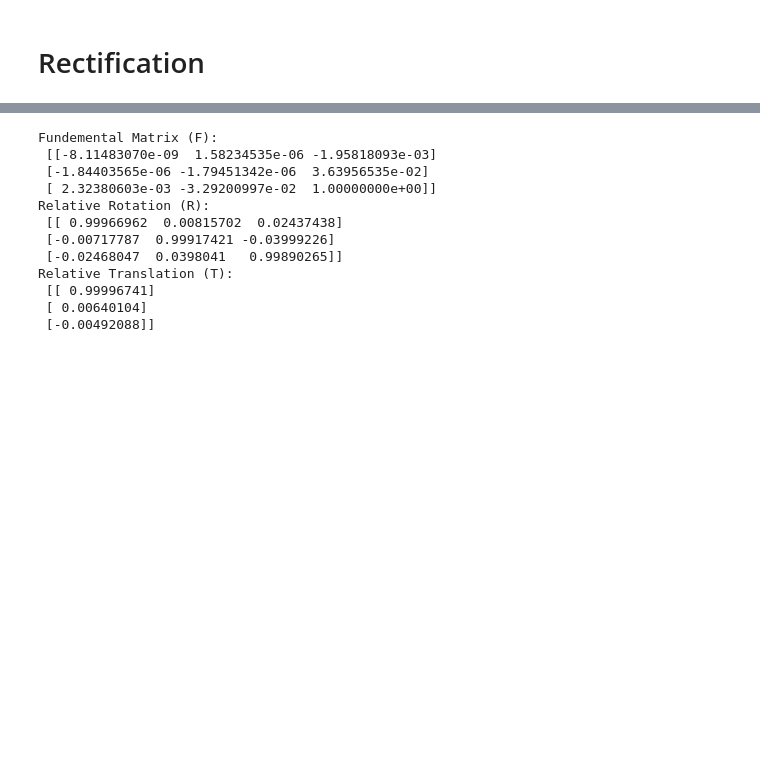
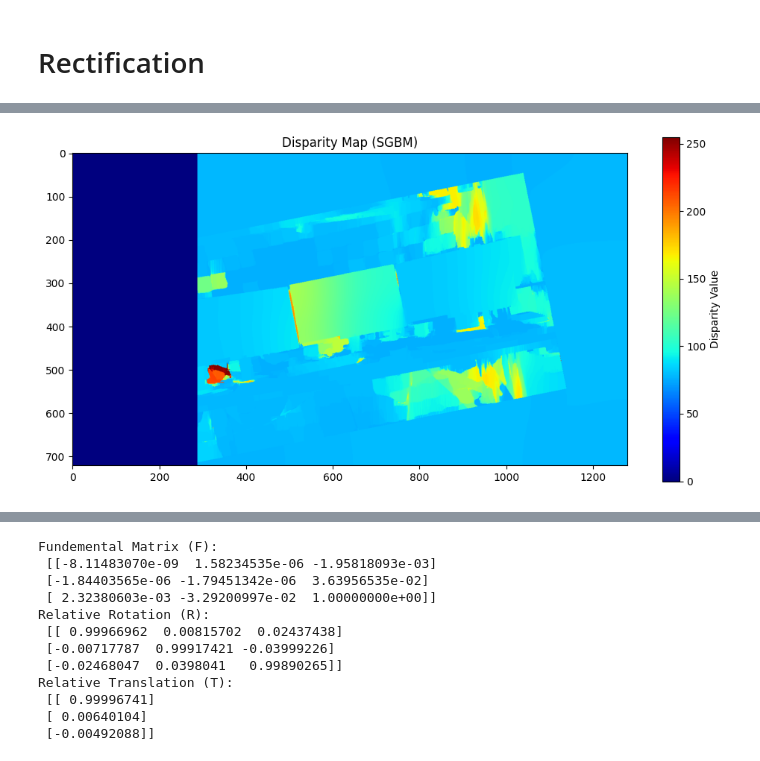
Before and after one commit to rafayaamirgull/stereo_reconstruction_cv, a Jupyter notebook: main.ipynb, the cells around one changed output, grey strips where cells are left out. Cells and saved outputs as stored; diff of their text form; code cells hidden in the pictures; blank space fills up the shorter version.

Commit message:
update stereorectification and disparity map estimation-visualization

```diff
--- a/main.ipynb
+++ b/main.ipynb
@@ -220,3 +254,21 @@ def stereo_rectify(K0, K1, R, T, image_size):
+# %%
+# Example usage (replace with your actual paths)
+left_image = os.path.join(dataset_name, "img1.jpg")
+right_image = os.path.join(dataset_name, "img2.jpg")
+
+# Read Images
+imgL = cv2.imread(left_image, cv2.IMREAD_GRAYSCALE)
+imgR = cv2.imread(right_image, cv2.IMREAD_GRAYSCALE)
+imgL_color = cv2.imread(left_image)  # For color visualization
+
+
+# Rectify Images
+mapL1, mapL2 = cv2.initUndistortRectifyMap(K0, None, R1, P1, image_size, cv2.CV_32F)
+mapR1, mapR2 = cv2.initUndistortRectifyMap(K1, None, R2, P2, image_size, cv2.CV_32F)
+
+imgL_rect = cv2.remap(imgL, mapL1, mapL2, interpolation=cv2.INTER_LINEAR)
+imgR_rect = cv2.remap(imgR, mapR1, mapR2, interpolation=cv2.INTER_LINEAR)
+imgL_rect_color = cv2.remap(imgL_color, mapL1, mapL2, interpolation=cv2.INTER_LINEAR)
 # %%
 def draw_epilines(img1,img2,lines,pts1,pts2):
     ''' img1 - image on which we draw the epilines for the points in img2
@@ -252,0 +287,62 @@ image_size
+# %%
+!pip3 install opencv-contrib-python
+def compute_disparity_sgbm(imgL, imgR):
+    """
+    Computes the disparity map using Semi-Global Block Matching (SGBM).
+    :param imgL: Left stereo image (grayscale)
+    :param imgR: Right stereo image (grayscale)
+    :return: Computed disparity map (normalized)
+    """
+    numdisparities = ((270 // 16) + 1) * 16  # Ensure numDisparities is a multiple of 16
+
+    # Create a StereoSGBM object with tuned parameters
+    stereo = cv2.StereoSGBM_create(
+        minDisparity=16,  # Minimum possible disparity
+        numDisparities=numdisparities,  # Maximum disparity range (must be multiple of 16)
+        blockSize=13,  # Size of block matching window
+        P1=8 * 3 * 10**2,  # Penalty for small disparity changes
+        P2=32 * 3 * 10**2,  # Penalty for large disparity changes
+        disp12MaxDiff=1,  # Max allowed difference in left-right disparity check
+        uniquenessRatio=15,  # Ensures unique disparity values
+        speckleWindowSize=200,  # Reduces noise in disparity map
+        speckleRange=2,  # Limits disparity variation in small areas.
+        preFilterCap=31,
+        mode=cv2.STEREO_SGBM_MODE_SGBM_3WAY,
+    )
+
+    return stereo
+
+
+stereo_left = compute_disparity_sgbm(imgL_rect, imgR_rect)  # Compute SGBM disparity map
+
+
+stereo_right = cv2.ximgproc.createRightMatcher(stereo_left)  # Right matcher for WLS
+
+# Compute disparity maps
+disparity_left = stereo_left.compute(imgL_rect, imgR_rect).astype(np.float32) / 16.0
+disparity_right = stereo_right.compute(imgR_rect, imgL_rect).astype(np.float32) / 16.0
+
+# Create WLS filter
+wls_filter = cv2.ximgproc.createDisparityWLSFilter(matcher_left=stereo_left)
+wls_filter.setLambda(10000)  # Higher values smooth more
+wls_filter.setSigmaColor(3)  # Edge-preserving filter
+
+# Apply WLS filtering
+filtered_disparity = wls_filter.filter(
+    disparity_left, imgL_rect, disparity_map_right=disparity_right
+)
+
+# Normalize disparity for visualization
+filtered_disparity_norm = cv2.normalize(
+    filtered_disparity, None, alpha=0, beta=255, norm_type=cv2.NORM_MINMAX
+)
+filtered_disparity_norm = np.int16(filtered_disparity_norm)
+
+# Display the computed disparity maps
+plt.figure(figsize=(12, 6))  # Set figure size
+# Plot SGBM disparity map
+plt.subplot(1, 1, 1)
+plt.imshow(filtered_disparity_norm, cmap="jet")  # Use plasma colormap for visualization
+plt.colorbar(label="Disparity Value")  # Add color legend
+plt.title("Disparity Map (SGBM)")  # Title for SGBM disparity map
+# %% [output]
@@ -252,0 +355 @@ image_size
+[figure, added]
```
Also changed, not shown: parts of 7 cells of this notebook.
